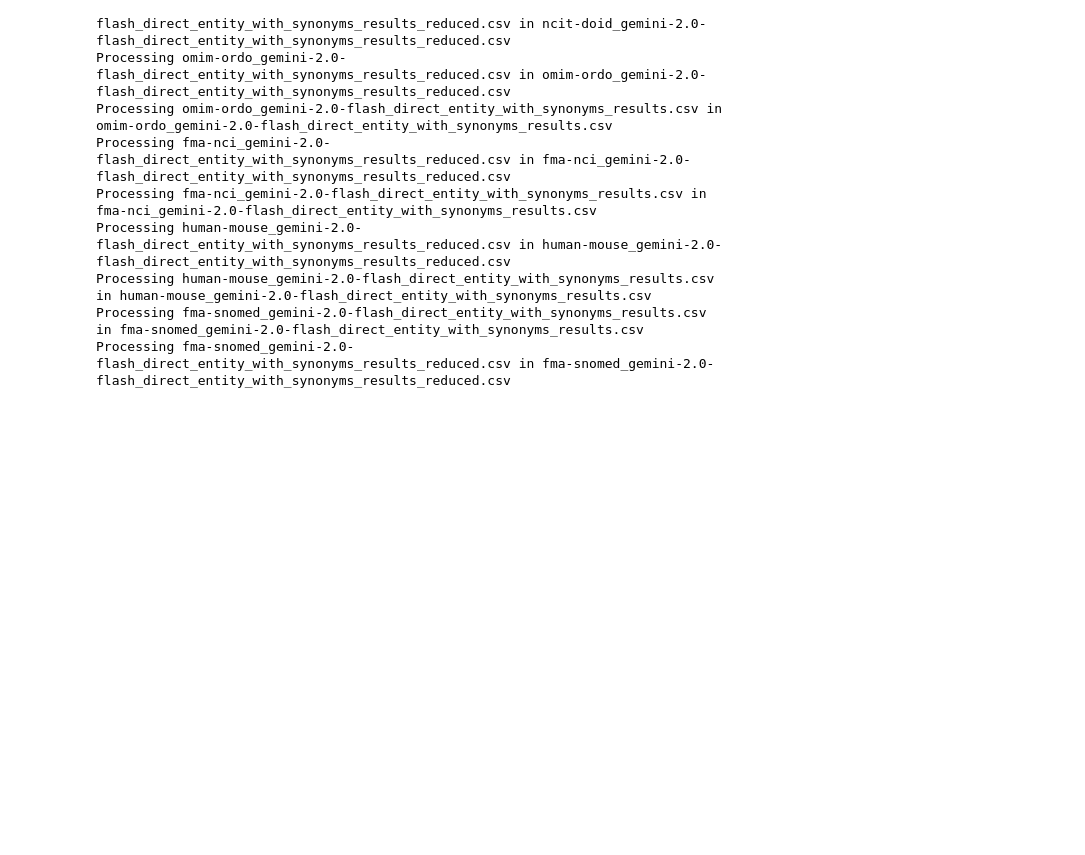
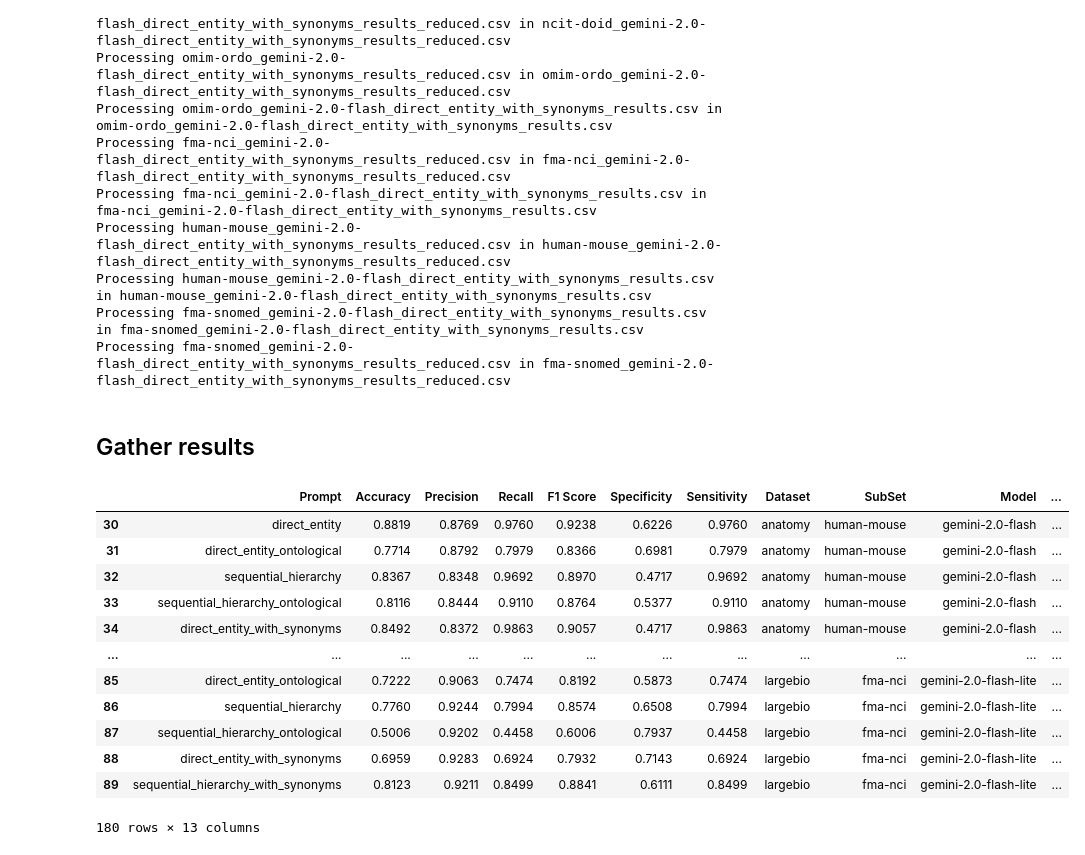
Before and after one commit to city-artificial-intelligence/logmap-llm-exp, a Jupyter notebook: notebooks/analyze_results.ipynb, the cells around one changed output. Drawn from its saved outputs; the diff is of its cells as text; code cells hidden in the pictures; blank space fills up the shorter version.

```diff
--- a/notebooks/analyze_results.ipynb
+++ b/notebooks/analyze_results.ipynb
@@ -173,3 +173,47 @@ Processing human-mouse_gemini-2.0-flash_direct_entity_with_synonyms_results_redu
 Processing human-mouse_gemini-2.0-flash_direct_entity_with_synonyms_results.csv in human-mouse_gemini-2.0-flash_direct_entity_with_synonyms_results.csv
 Processing fma-snomed_gemini-2.0-flash_direct_entity_with_synonyms_results.csv in fma-snomed_gemini-2.0-flash_direct_entity_with_synonyms_results.csv
 Processing fma-snomed_gemini-2.0-flash_direct_entity_with_synonyms_results_reduced.csv in fma-snomed_gemini-2.0-flash_direct_entity_with_synonyms_results_reduced.csv
+# %% [markdown]
+## Gather results
+# %%
+outputs_dir = Path("./outputs")
+datasets_map = {"anatomy": ["human-mouse"], "largebio": ["fma-nci"], "bioml-2024": ["omim-ordo"]}
+models = ["gemini-2.0-flash-lite", "gemini-2.0-flash"]
+experiments_subtypes = {"syspromts" : ["base", "natural_language", "ontology_aware", "synonym_aware", "none"]}
+
+dfs = []
+
+for dataset, subsets_map in datasets_map.items():
+    for set_name in subsets_map:
+        for model in models:
+            for experiment_type in experiments_subtypes:
+                for experiment in experiments_subtypes[experiment_type]:
+                    run_subdir = f"{dataset}/{set_name}/{model}/{experiment_type}/{experiment}"
+                    metrics_df = pd.read_csv(outputs_dir / run_subdir / "results.csv")
+
+                    for col, value in zip(["Dataset", "SubSet", "Model", "ExperimentType", "ExpName"
+                                           ], [dataset, set_name, model, experiment_type, experiment]):
+                        if col not in metrics_df.columns:
+                            metrics_df[col] = value
+
+                    metrics_df["Run"] = run_subdir
+                    dfs.append(metrics_df)
+
+results_df = pd.concat(dfs, ignore_index=True)
+results_df = results_df.sort_values(by=["Dataset", "SubSet", "Model"])
+# %%
+results_df
+# %% [output]
+|  | Prompt | Accuracy | Precision | Recall | F1 Score | Specificity | Sensitivity | Dataset | SubSet | Model | ... |
+| 30 | direct_entity | 0.8819 | 0.8769 | 0.9760 | 0.9238 | 0.6226 | 0.9760 | anatomy | human-mouse | gemini-2.0-flash | ... |
+| 31 | direct_entity_ontological | 0.7714 | 0.8792 | 0.7979 | 0.8366 | 0.6981 | 0.7979 | anatomy | human-mouse | gemini-2.0-flash | ... |
+| 32 | sequential_hierarchy | 0.8367 | 0.8348 | 0.9692 | 0.8970 | 0.4717 | 0.9692 | anatomy | human-mouse | gemini-2.0-flash | ... |
+| 33 | sequential_hierarchy_ontological | 0.8116 | 0.8444 | 0.9110 | 0.8764 | 0.5377 | 0.9110 | anatomy | human-mouse | gemini-2.0-flash | ... |
+| 34 | direct_entity_with_synonyms | 0.8492 | 0.8372 | 0.9863 | 0.9057 | 0.4717 | 0.9863 | anatomy | human-mouse | gemini-2.0-flash | ... |
+| ... | ... | ... | ... | ... | ... | ... | ... | ... | ... | ... | ... |
+| 85 | direct_entity_ontological | 0.7222 | 0.9063 | 0.7474 | 0.8192 | 0.5873 | 0.7474 | largebio | fma-nci | gemini-2.0-flash-lite | ... |
+| 86 | sequential_hierarchy | 0.7760 | 0.9244 | 0.7994 | 0.8574 | 0.6508 | 0.7994 | largebio | fma-nci | gemini-2.0-flash-lite | ... |
+| 87 | sequential_hierarchy_ontological | 0.5006 | 0.9202 | 0.4458 | 0.6006 | 0.7937 | 0.4458 | largebio | fma-nci | gemini-2.0-flash-lite | ... |
+| 88 | direct_entity_with_synonyms | 0.6959 | 0.9283 | 0.6924 | 0.7932 | 0.7143 | 0.6924 | largebio | fma-nci | gemini-2.0-flash-lite | ... |
+| 89 | sequential_hierarchy_with_synonyms | 0.8123 | 0.9211 | 0.8499 | 0.8841 | 0.6111 | 0.8499 | largebio | fma-nci | gemini-2.0-flash-lite | ... |
+180 rows × 13 columns
```
Also changed, not shown: parts of 2 cells of this notebook, 4 other files.
